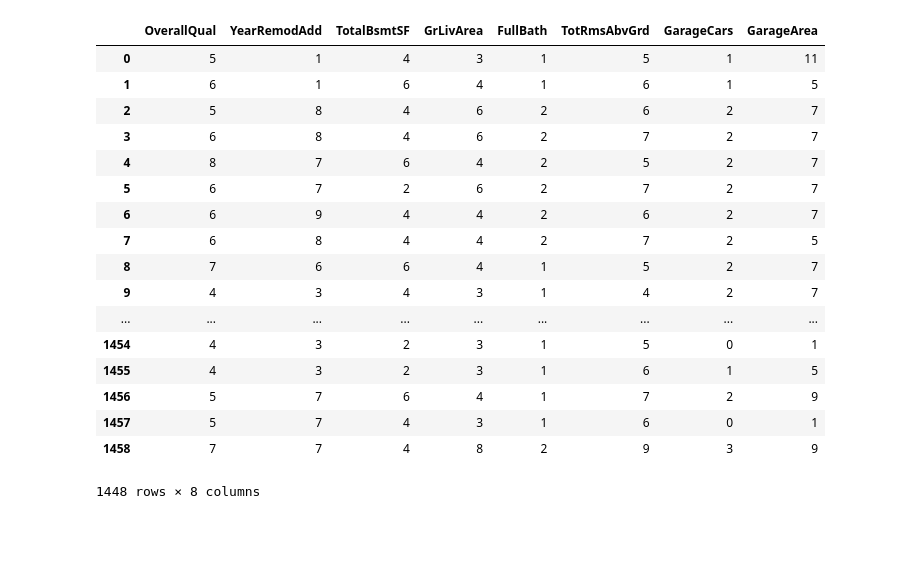
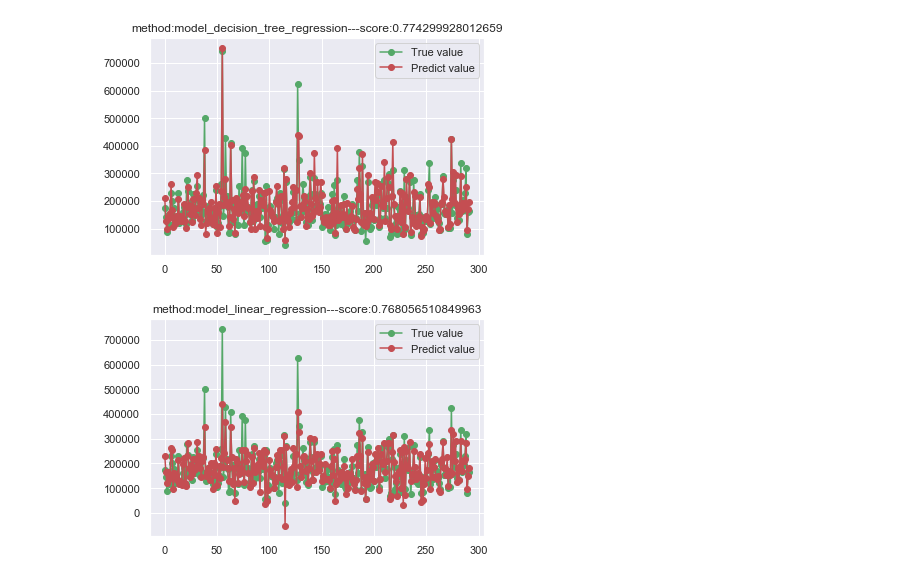
Before and after one commit to kfvris/house_price, a Jupyter notebook: housePrices.ipynb, the cells around one changed output. Cells and saved outputs as stored; diff of their text form; code cells hidden in the pictures; blank space fills up the shorter version.

```diff
--- a/housePrices.ipynb
+++ b/housePrices.ipynb
@@ -91,15 +70,12 @@ TypeError: int() argument must be a string, a bytes-like object or a number, not
 # %%
-bins1=change_colums(data_drop_test2.YearRemodAdd)
-data_drop_test2['YearRemodAdd'] = pd.cut(data_drop_test2.YearRemodAdd, bins1, right = False)
-bins2=change_colums(data_drop_test2.TotalBsmtSF)
-data_drop_test2['TotalBsmtSF'] = pd.cut(data_drop_test2.TotalBsmtSF, bins2, right = False)
-bins3=change_colums(data_drop_test2.GarageArea)
-data_drop_test2['GarageArea'] = pd.cut(data_drop_test2.GarageArea, bins3, right = False)
-bins4=change_colums(data_drop_test2.GrLivArea)
-data_drop_test2['GrLivArea'] = pd.cut(data_drop_test2.GrLivArea, bins4, right = False)
+fz=change_colums(data_drop_test2.YearRemodAdd)
+data_drop_test2['YearRemodAdd'] = pd.cut(data_drop_test2.YearRemodAdd, fz)
+fz=change_colums(data_drop_test2.TotalBsmtSF)
+data_drop_test2['TotalBsmtSF'] = pd.cut(data_drop_test2.TotalBsmtSF,fz)
+fz=change_colums(data_drop_test2.GarageArea)
+data_drop_test2['GarageArea'] = pd.cut(data_drop_test2.GarageArea,fz)
+fz=change_colums(data_drop_test2.GrLivArea)
+data_drop_test2['GrLivArea'] = pd.cut(data_drop_test2.GrLivArea, fz)
-# %%
-data_drop_test2=data_drop_test2.dropna(axis=0)
-data_drop_train2=data_drop_train2.dropna(axis=0)
 # %%
 def encode_features1(df_train, df_test):
     features = ['YearRemodAdd', 'TotalBsmtSF', 'GrLivArea', 'GarageArea']
@@ -127,21 +92,6 @@ See the caveats in the documentation: http://pandas.pydata.org/pandas-docs/stabl
-# %%
-data_test1
-# %% [output]
-|  | OverallQual | YearRemodAdd | TotalBsmtSF | GrLivArea | FullBath | TotRmsAbvGrd | GarageCars | GarageArea |
-| 0 | 5 | 1 | 4 | 3 | 1 | 5 | 1 | 11 |
-| 1 | 6 | 1 | 6 | 4 | 1 | 6 | 1 | 5 |
-| 2 | 5 | 8 | 4 | 6 | 2 | 6 | 2 | 7 |
-| 3 | 6 | 8 | 4 | 6 | 2 | 7 | 2 | 7 |
-| 4 | 8 | 7 | 6 | 4 | 2 | 5 | 2 | 7 |
-| 5 | 6 | 7 | 2 | 6 | 2 | 7 | 2 | 7 |
-| 6 | 6 | 9 | 4 | 4 | 2 | 6 | 2 | 7 |
-| 7 | 6 | 8 | 4 | 4 | 2 | 7 | 2 | 5 |
-| 8 | 7 | 6 | 6 | 4 | 1 | 5 | 2 | 7 |
-| 9 | 4 | 3 | 4 | 3 | 1 | 4 | 2 | 7 |
-| ... | ... | ... | ... | ... | ... | ... | ... | ... |
-| 1454 | 4 | 3 | 2 | 3 | 1 | 5 | 0 | 1 |
-| 1455 | 4 | 3 | 2 | 3 | 1 | 6 | 1 | 5 |
-| 1456 | 5 | 7 | 6 | 4 | 1 | 7 | 2 | 9 |
-| 1457 | 5 | 7 | 4 | 3 | 1 | 6 | 0 | 1 |
-| 1458 | 7 | 7 | 4 | 8 | 2 | 9 | 3 | 9 |
-1448 rows × 8 columns
+# %%
+from sklearn.model_selection import train_test_split
+X=data_train1[['OverallQual', 'YearRemodAdd', 'TotalBsmtSF', 'GrLivArea', 'FullBath', 'TotRmsAbvGrd', 'GarageCars', 'GarageArea']]
+y=data_train1['SalePrice']
+#随机划分训练集和测试集
+X_train, X_test, y_train, y_test = train_test_split(X, y, test_size=0.2)
@@ -147,0 +134,18 @@ data_test1
+# %%
+def try_different_method(model, method):
+    model.fit(X_train, y_train)
+    score = model.score(X_test, y_test)
+    result = model.predict(X_test)
+    plt.figure()
+    plt.plot(np.arange(len(result)), y_test, "go-", label="True value")
+    plt.plot(np.arange(len(result)), result, "ro-", label="Predict value")
+    plt.title(f"method:{method}---score:{score}")
+    plt.legend(loc="best")
+# %%
+try_different_method(model_decision_tree_regression,"model_decision_tree_regression")
+# %% [output]
+[figure, added]
+# %%
+try_different_method(model_linear_regression,"model_linear_regression")
+# %% [output]
+[figure, added]
```
Also changed, not shown: parts of 18 cells of this notebook, 1 other file.
